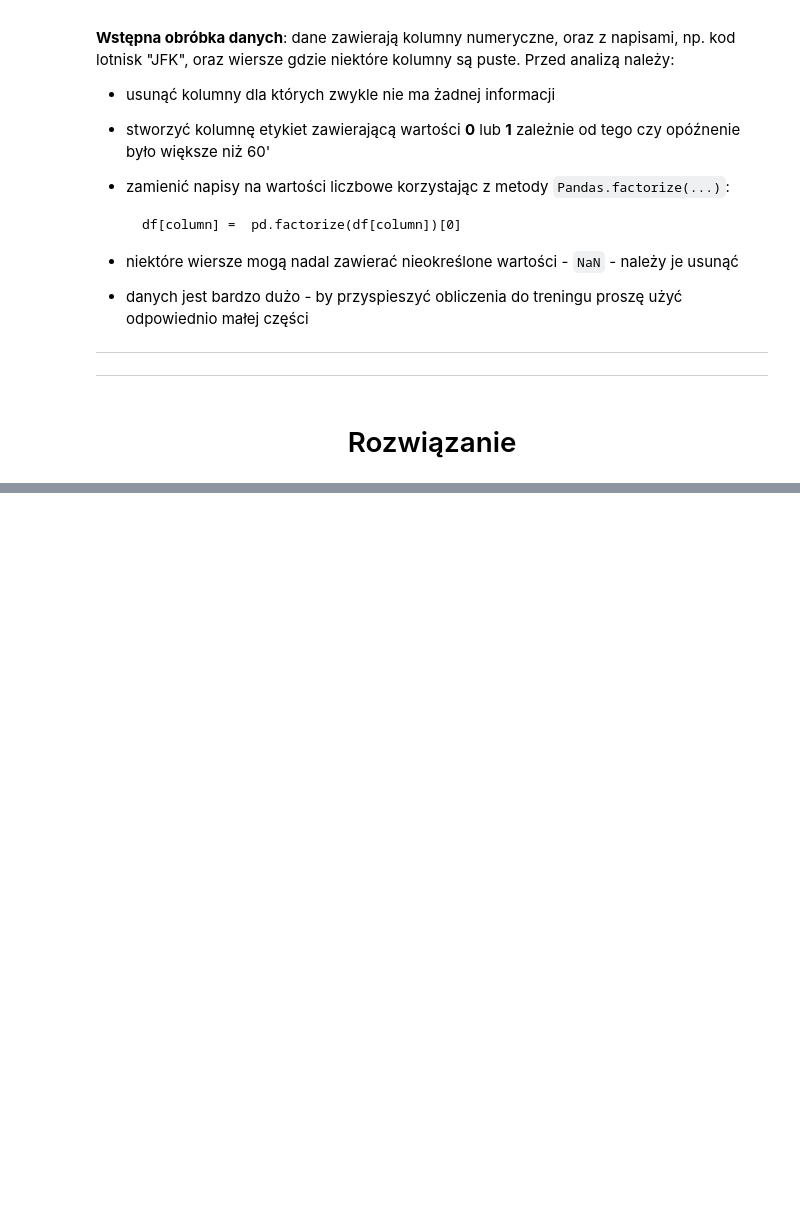
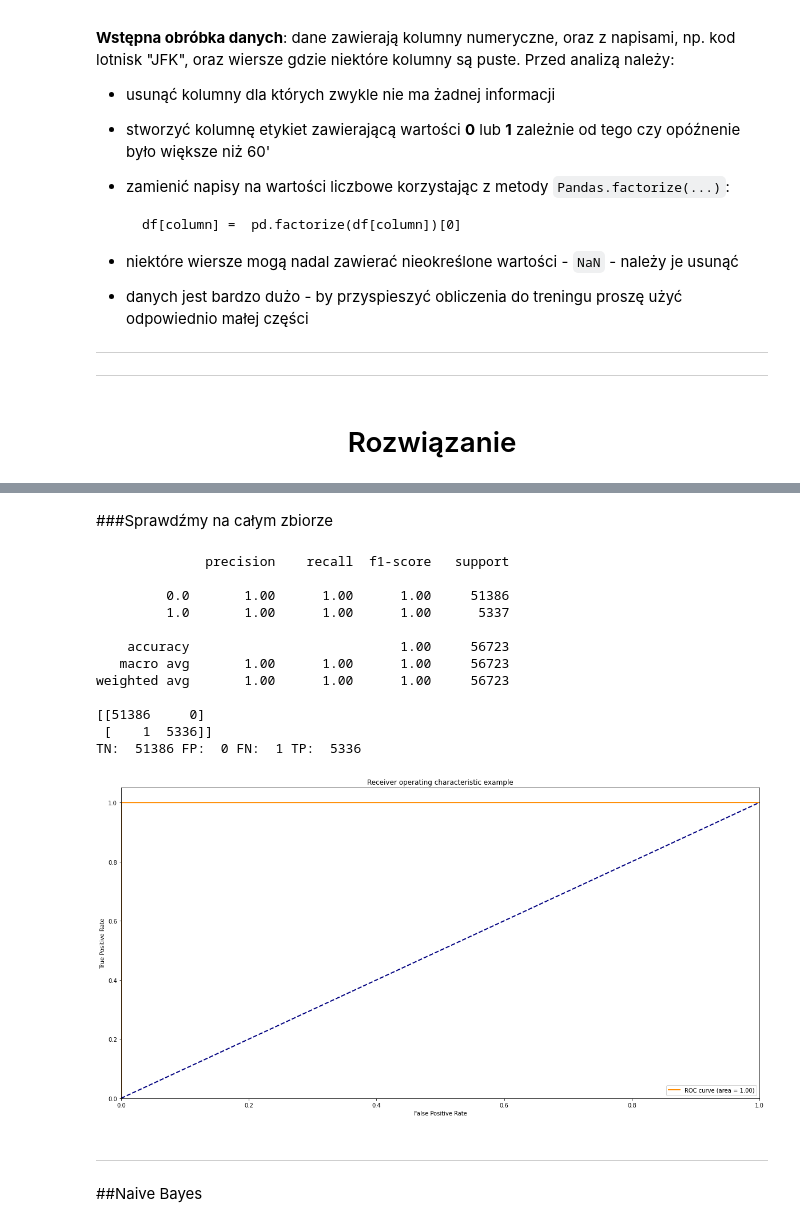
Before and after one commit to K4cp3rski/ML_FUW, a Jupyter notebook: Cybinski_01_zadanie_domowe.ipynb, the cells around one changed output, grey strips where cells are left out. Drawn from its saved outputs; the diff is of its cells as text; code cells hidden in the pictures; blank space fills up the shorter version.

```diff
--- a/Cybinski_01_zadanie_domowe.ipynb
+++ b/Cybinski_01_zadanie_domowe.ipynb
@@ -65,0 +218,4 @@ drive.mount('/content/drive')
+# %%
+npdata = data.to_numpy()
+X = npdata[:,1:]
+y = npdata[:,0].reshape(-1,1)
@@ -65,0 +224,2 @@ drive.mount('/content/drive')
+# %%
+X_train, X_test, y_train, y_test = train_test_split(X, y, test_size = 0.2)
@@ -65,0 +302,48 @@ drive.mount('/content/drive')
+# %% [markdown]
+###Sprawdźmy na całym zbiorze
+# %%
+y_pred = model_log.predict(X)
+
+print(metrics.classification_report(y, y_pred))
+print(metrics.confusion_matrix(y, y_pred))
+tn, fp, fn, tp = metrics.confusion_matrix(y, y_pred).ravel()
+print('TN: ',tn,'FP: ', fp, 'FN: ', fn, 'TP: ', tp )
+
+from sklearn.metrics import roc_curve, auc
+fpr, tpr, _ = roc_curve(y, y_pred)
+roc_auc = auc(fpr, tpr)
+
+plt.figure()
+lw = 2
+plt.plot(
+    fpr,
+    tpr,
+    color="darkorange",
+    lw=lw,
+    label="ROC curve (area = %0.2f)" % roc_auc,
+)
+plt.plot([0, 1], [0, 1], color="navy", lw=lw, linestyle="--")
+plt.xlim([0.0, 1.0])
+plt.ylim([0.0, 1.05])
+plt.xlabel("False Positive Rate")
+plt.ylabel("True Positive Rate")
+plt.title("Receiver operating characteristic example")
+plt.legend(loc="lower right")
+plt.show()
+# %% [output]
+              precision    recall  f1-score   support
+
+         0.0       1.00      1.00      1.00     51386
+         1.0       1.00      1.00      1.00      5337
+
+    accuracy                           1.00     56723
+   macro avg       1.00      1.00      1.00     56723
+weighted avg       1.00      1.00      1.00     56723
+
+[[51386     0]
+ [    1  5336]]
+TN:  51386 FP:  0 FN:  1 TP:  5336
+[figure, added]
+# %% [markdown]
+---
+##Naive Bayes
```
Also changed, not shown: parts of 29 cells of this notebook.
